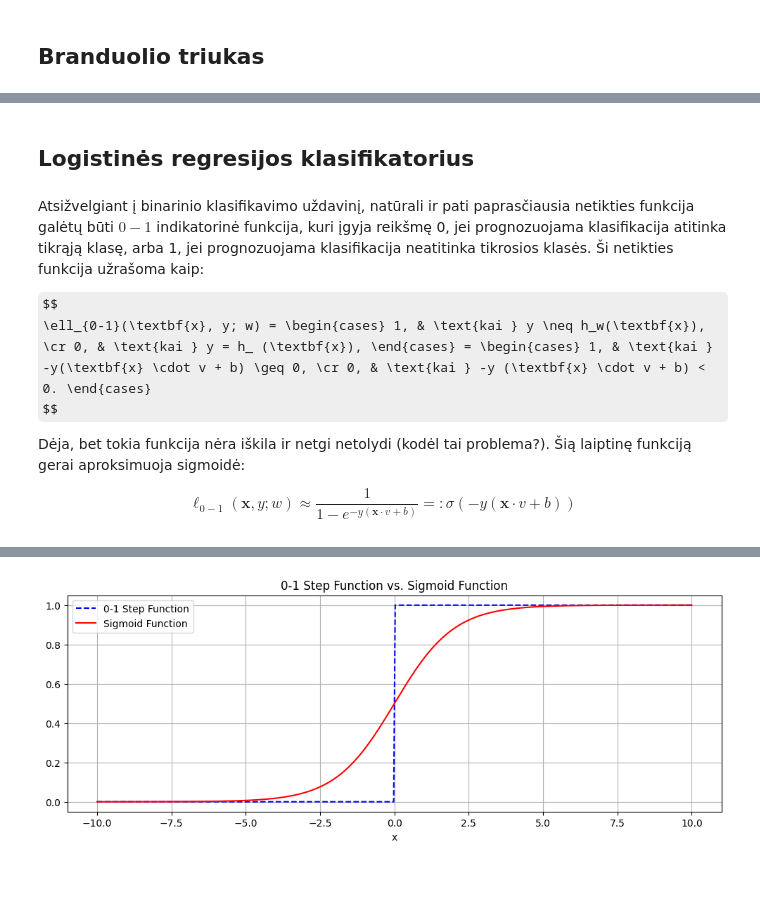
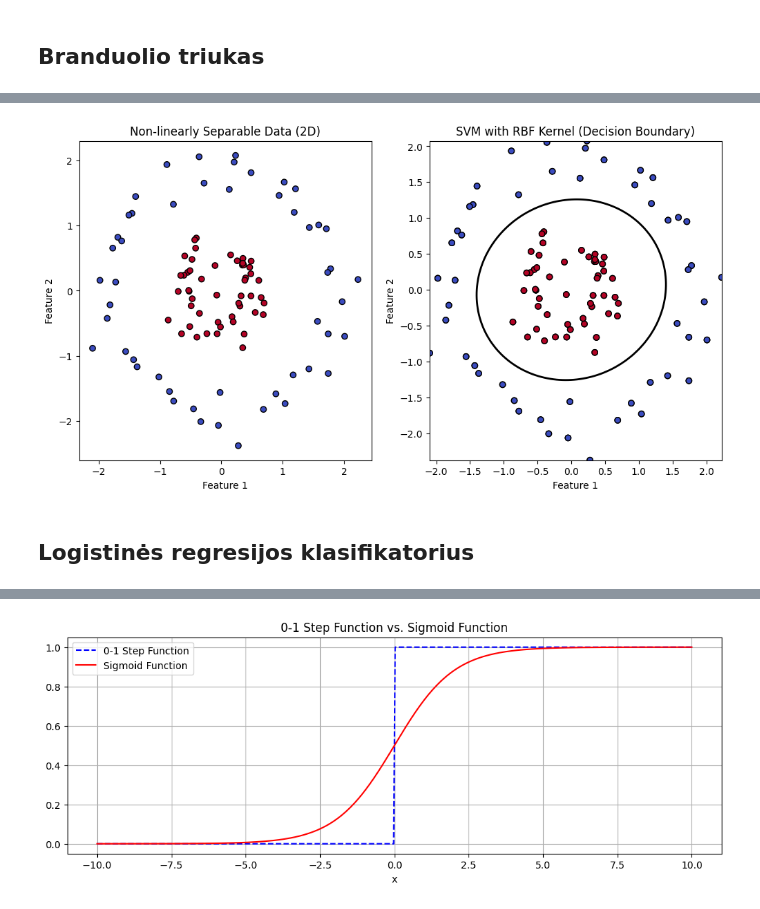
Before and after one commit to ugniusalekna/intro-to-ml, a Jupyter notebook: docs/_sources/notebooks/4-klasifikavimas.ipynb, the cells around one changed output, grey strips where cells are left out. Cells and saved outputs as stored; diff of their text form; code cells hidden in the pictures; some formulas as TeX source; blank space fills up the shorter version.

```diff
--- a/docs/_sources/notebooks/4-klasifikavimas.ipynb
+++ b/docs/_sources/notebooks/4-klasifikavimas.ipynb
@@ -217,14 +263,40 @@ Confusion Matrix:
+# %%
+import numpy as np
+import matplotlib.pyplot as plt
+from sklearn.svm import SVC
+from sklearn.datasets import make_circles
+from sklearn.preprocessing import StandardScaler
+
+
+X, y = make_circles(n_samples=100, factor=0.3, noise=0.1, random_state=0)
+
+scaler = StandardScaler()
+X_scaled = scaler.fit_transform(X)
+
+svm = SVC(kernel='poly', C=1, degree=2)
+svm.fit(X_scaled, y)
+
+fig, axs = plt.subplots(1, 2, figsize=(12, 6))
+
+axs[0].scatter(X_scaled[:, 0], X_scaled[:, 1], c=y, cmap='coolwarm', edgecolors='k')
+axs[0].set_title("Non-linearly Separable Data (2D)")
+axs[0].set_xlabel('Feature 1')
+axs[0].set_ylabel('Feature 2')
+
+xx, yy = np.meshgrid(np.linspace(X_scaled[:, 0].min(), X_scaled[:, 0].max(), 100),
+                     np.linspace(X_scaled[:, 1].min(), X_scaled[:, 1].max(), 100))
+Z = svm.decision_function(np.c_[xx.ravel(), yy.ravel()])
+Z = Z.reshape(xx.shape)
+
+axs[1].scatter(X_scaled[:, 0], X_scaled[:, 1], c=y, cmap='coolwarm', edgecolors='k')
+axs[1].contour(xx, yy, Z, levels=[0], linewidths=2, colors='black')
+axs[1].scatter(X_scaled[:, 0], X_scaled[:, 1], c=y, cmap='coolwarm', edgecolors='k')
+axs[1].set_title("SVM with RBF Kernel (Decision Boundary)")
+axs[1].set_xlabel('Feature 1')
+axs[1].set_ylabel('Feature 2')
+
+plt.show()
+# %% [output]
+[figure, added]
 # %% [markdown]
 ## Logistinės regresijos klasifikatorius
-# %% [markdown]
-Atsižvelgiant į binarinio klasifikavimo uždavinį, natūrali ir pati paprasčiausia netikties funkcija galėtų būti $0-1$ indikatorinė funkcija, kuri įgyja reikšmę 0, jei prognozuojama klasifikacija atitinka tikrąją klasę, arba 1, jei prognozuojama klasifikacija neatitinka tikrosios klasės. Ši netikties funkcija užrašoma kaip:
-
-$$
-\ell_{0-1}(\textbf{x}, y; w) = \begin{cases} 1, & \text{kai } y \neq h_w(\textbf{x}), \cr 0, & \text{kai } y = h_ (\textbf{x}), \end{cases} = \begin{cases} 1, & \text{kai } -y(\textbf{x} \cdot v + b) \geq 0, \cr 0, & \text{kai } -y (\textbf{x} \cdot v + b) < 0. \end{cases}
-$$
-
-Dėja, bet tokia funkcija nėra iškila ir netgi netolydi (kodėl tai problema?). Šią laiptinę funkciją gerai aproksimuoja sigmoidė:
-
-$$
-\ell_{0-1}(\textbf{x}, y; w) \approx \frac{1}{1 - e^{-y(\textbf{x} \cdot v + b)}} =: \sigma(-y(\textbf{x} \cdot v + b))
-$$
```
Also changed, not shown: parts of 4 cells of this notebook, 3 other files.
